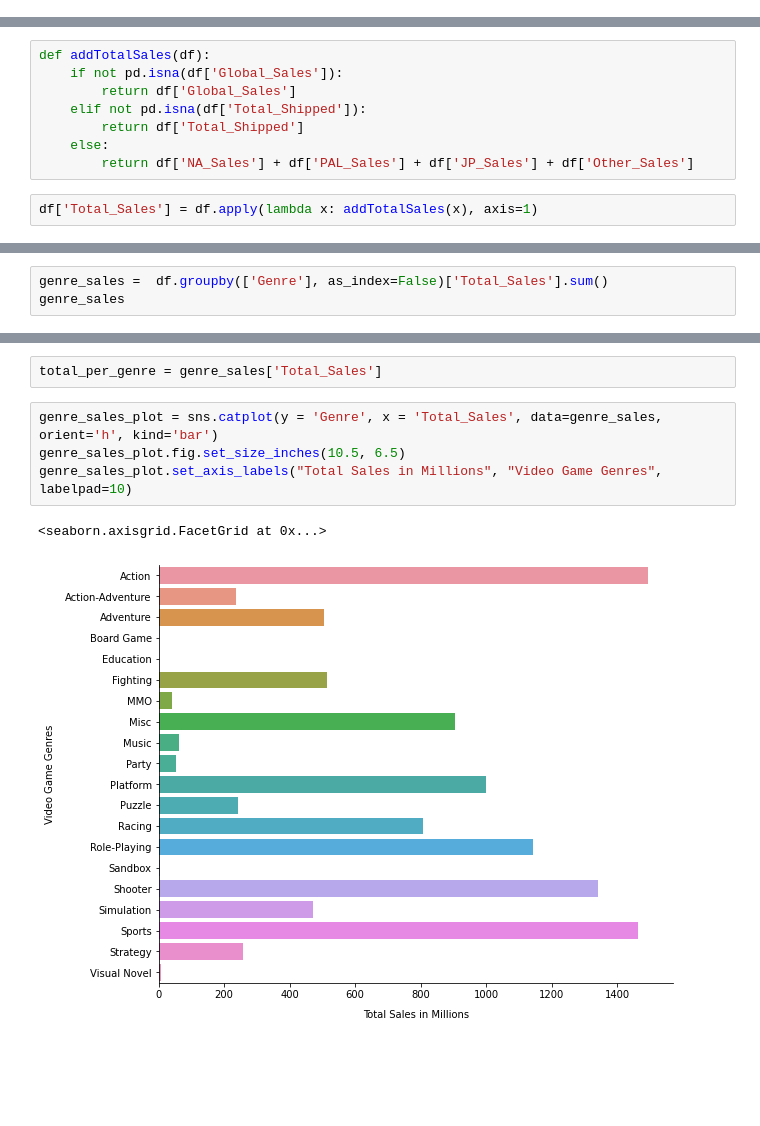
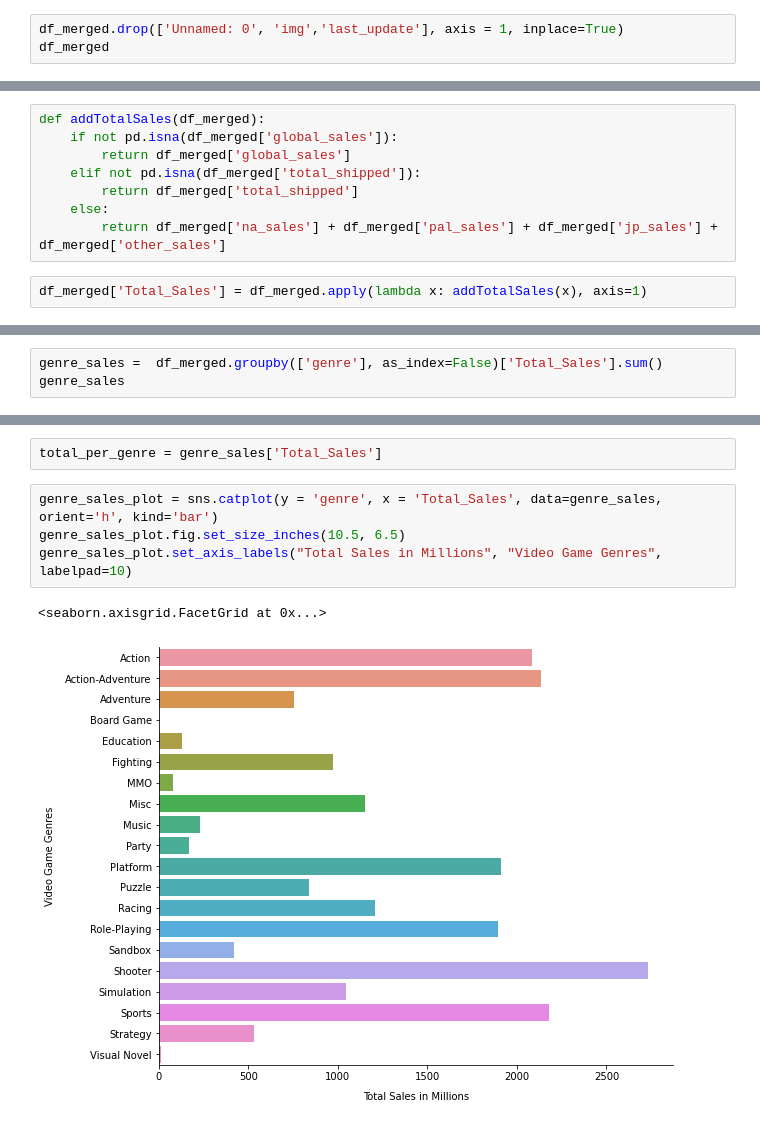
Before and after one commit to Secade/DATASCI-Video-Game-Sales, a Jupyter notebook: Video Game Sales EDA.ipynb, the cells around one changed output, grey strips where cells are left out. Cells and saved outputs as stored; diff of their text form; blank space fills up the shorter version.

Commit message:
Merged both Datasets

```diff
--- a/Video Game Sales EDA.ipynb
+++ b/Video Game Sales EDA.ipynb
@@ -99,0 +156,3 @@ df
+# %%
+df_merged.drop(['Unnamed: 0', 'img','last_update'], axis = 1, inplace=True)
+df_merged
@@ -100,10 +173,10 @@ df
 # %%
-def addTotalSales(df):
-    if not pd.isna(df['Global_Sales']):
-        return df['Global_Sales']
-    elif not pd.isna(df['Total_Shipped']):
-        return df['Total_Shipped']
+def addTotalSales(df_merged):
+    if not pd.isna(df_merged['global_sales']):
+        return df_merged['global_sales']
+    elif not pd.isna(df_merged['total_shipped']):
+        return df_merged['total_shipped']
     else:
-        return df['NA_Sales'] + df['PAL_Sales'] + df['JP_Sales'] + df['Other_Sales']
+        return df_merged['na_sales'] + df_merged['pal_sales'] + df_merged['jp_sales'] + df_merged['other_sales']
 # %%
-df['Total_Sales'] = df.apply(lambda x: addTotalSales(x), axis=1)
+df_merged['Total_Sales'] = df_merged.apply(lambda x: addTotalSales(x), axis=1)
@@ -247,4 +319,4 @@ array(['Sports', 'Platform', 'Racing', 'Shooter', 'Role-Playing',
 # %%
-genre_sales =  df.groupby(['Genre'], as_index=False)['Total_Sales'].sum()
+genre_sales =  df_merged.groupby(['genre'], as_index=False)['Total_Sales'].sum()
 genre_sales
 # %% [output]
@@ -268,9 +340,9 @@ genre_sales
 # %%
 total_per_genre = genre_sales['Total_Sales']
 # %%
-genre_sales_plot = sns.catplot(y = 'Genre', x = 'Total_Sales', data=genre_sales, orient='h', kind='bar')
+genre_sales_plot = sns.catplot(y = 'genre', x = 'Total_Sales', data=genre_sales, orient='h', kind='bar')
 genre_sales_plot.fig.set_size_inches(10.5, 6.5)
 genre_sales_plot.set_axis_labels("Total Sales in Millions", "Video Game Genres", labelpad=10)
 # %% [output]
 <seaborn.axisgrid.FacetGrid at 0x...>
-[figure, old version]
+[figure, new version]
```
Also changed, not shown: parts of 27 cells of this notebook, 1 other file.
